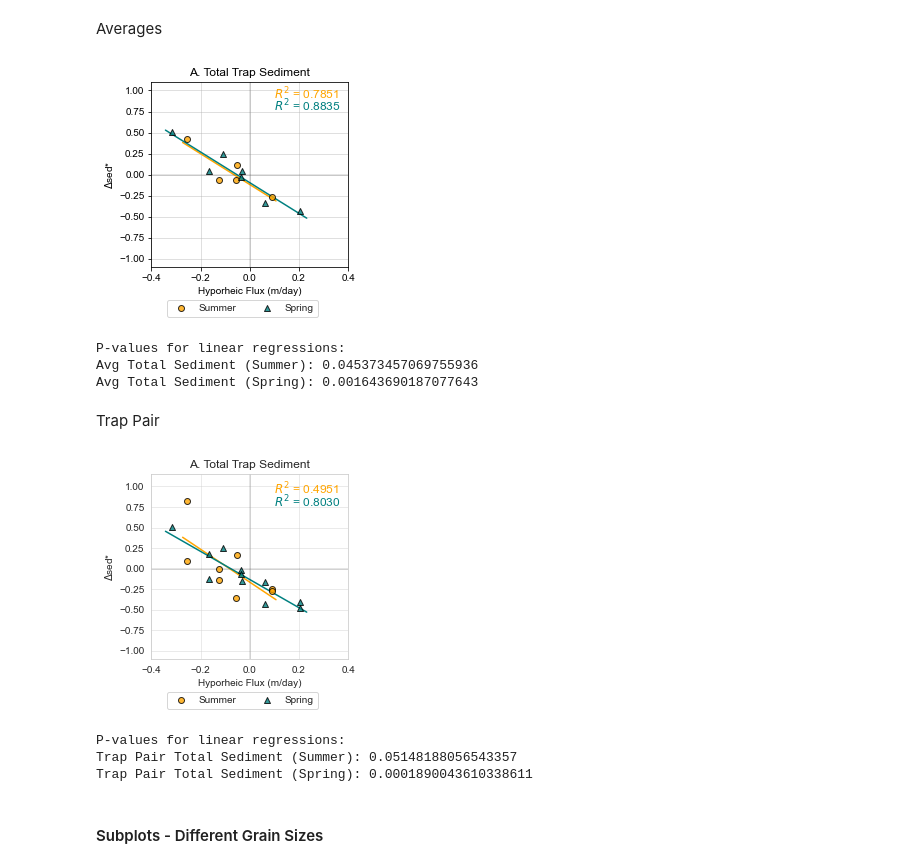
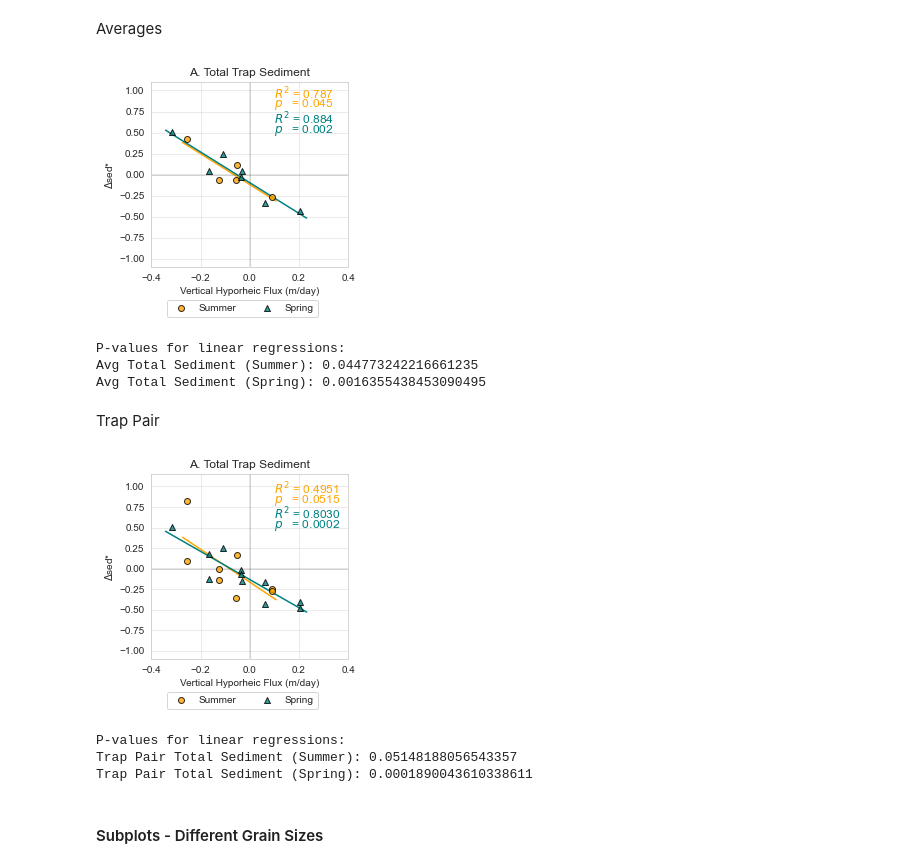
Before and after one commit to nicole-hucke/sediment_trap_paper, a Jupyter notebook: plots/regression_plots/regression_plotting.ipynb, the cells around one changed output. Drawn from its saved outputs; the diff is of its cells as text; code cells hidden in the pictures.

Commit message:
add p values to regression plots
still need to change delta sediment by the ratio or something

```diff
--- a/plots/regression_plots/regression_plotting.ipynb
+++ b/plots/regression_plots/regression_plotting.ipynb
@@ -34,37 +34,39 @@ Averages
 # %%
 # Create a 2x2 grid of subplots
 fig, ax = plt.subplots(1, 1, figsize=(3.8, 3.8))
 x_limits = (-0.4, 0.4)
 
 # Total Sediment
 r2_sm23, pval_sm23 = plot_with_r2(ax, 'flux', 'total', SM23_avg, color='orange', label='Summer')
 r2_sp23, pval_sp23 = plot_with_r2(ax, 'flux', 'total', SP23_avg, color='teal', label='Spring', marker='^')
-ax.text(0.1, 0.9, f'$R^2$ = {r2_sm23:.4f}', color='orange', size=12)
-ax.text(0.1, 0.75, f'$R^2$ = {r2_sp23:.4f}', color='teal', size=12)
+ax.text(0.1, 0.9, f'$R^2$ = {r2_sm23:.3f}', color='orange', size=12)
+ax.text(0.1, 0.8, f'$p$   = {pval_sm23:.3f}', color='orange', size=12)
+ax.text(0.1, 0.6, f'$R^2$ = {r2_sp23:.3f}', color='teal', size=12)
+ax.text(0.1, 0.5, f'$p$   = {pval_sp23:.3f}', color='teal', size=12)
 ax.set_xlim(x_limits)
 ax.set_title('A. Total Trap Sediment')
 
 ax.axhline(0, color='black', lw=0.2)
 ax.axvline(0, color='black', lw=0.2)
 ax.set_ylim(-1.1, 1.1)
-ax.set_xlabel('Hyporheic Flux (m/day)')
+ax.set_xlabel('Vertical Hyporheic Flux (m/day)')
 ax.set_ylabel(r'$\Delta$sed*')
 ax.grid(alpha=0.5)
 
 ax.legend(bbox_to_anchor=(0.87, -0.15), ncol=2)
 plt.tight_layout()
 plt.savefig('plots/totalsed_avg.jpg', dpi=1000)
 plt.show()
 
 # Print the p-values:
 print("P-values for linear regressions:")
 print(f"Avg Total Sediment (Summer): {pval_sm23}")
 print(f"Avg Total Sediment (Spring): {pval_sp23}")
 # %% [output]
-[figure, old version]
+[figure, new version]
 P-values for linear regressions:
-Avg Total Sediment (Summer): 0.045373457069755936
-Avg Total Sediment (Spring): 0.001643690187077643
+Avg Total Sediment (Summer): 0.044773242216661235
+Avg Total Sediment (Spring): 0.0016355438453090495
 # %% [markdown]
 Trap Pair
 # %%
@@ -76,14 +78,16 @@ x_limits = (-0.4, 0.4)
 r2_sm23, pval_sm23 = plot_with_r2(ax, 'flux', 'total', SM23_traps, color='orange', label='Summer')
 r2_sp23, pval_sp23 = plot_with_r2(ax, 'flux', 'total', SP23_traps, color='teal', marker='^', label='Spring')
 ax.text(0.1, 0.9, f'$R^2$ = {r2_sm23:.4f}', color='orange', size=12)
-ax.text(0.1, 0.75, f'$R^2$ = {r2_sp23:.4f}', color='teal', size=12)
+ax.text(0.1, 0.8, f'$p$   = {pval_sm23:.4f}', color='orange', size=12)
+ax.text(0.1, 0.6, f'$R^2$ = {r2_sp23:.4f}', color='teal', size=12)
+ax.text(0.1, 0.5, f'$p$   = {pval_sp23:.4f}', color='teal', size=12)
 ax.set_xlim(x_limits)
 ax.set_title('A. Total Trap Sediment')
 
 ax.axhline(0, color='black', lw=0.2)
 ax.axvline(0, color='black', lw=0.2)
 ax.set_ylim(-1.1, 1.15)
-ax.set_xlabel('Hyporheic Flux (m/day)')
+ax.set_xlabel('Vertical Hyporheic Flux (m/day)')
 ax.set_ylabel(r'$\Delta$sed*')
 ax.grid(alpha=0.5)
 
@@ -97,7 +101,7 @@ print("P-values for linear regressions:")
 print(f"Trap Pair Total Sediment (Summer): {pval_sm23}")
 print(f"Trap Pair Total Sediment (Spring): {pval_sp23}")
 # %% [output]
-[figure, old version]
+[figure, new version]
 P-values for linear regressions:
 Trap Pair Total Sediment (Summer): 0.05148188056543357
 Trap Pair Total Sediment (Spring): 0.0001890043610338611
```
Also changed, not shown: parts of 2 cells of this notebook, 4 other files.
